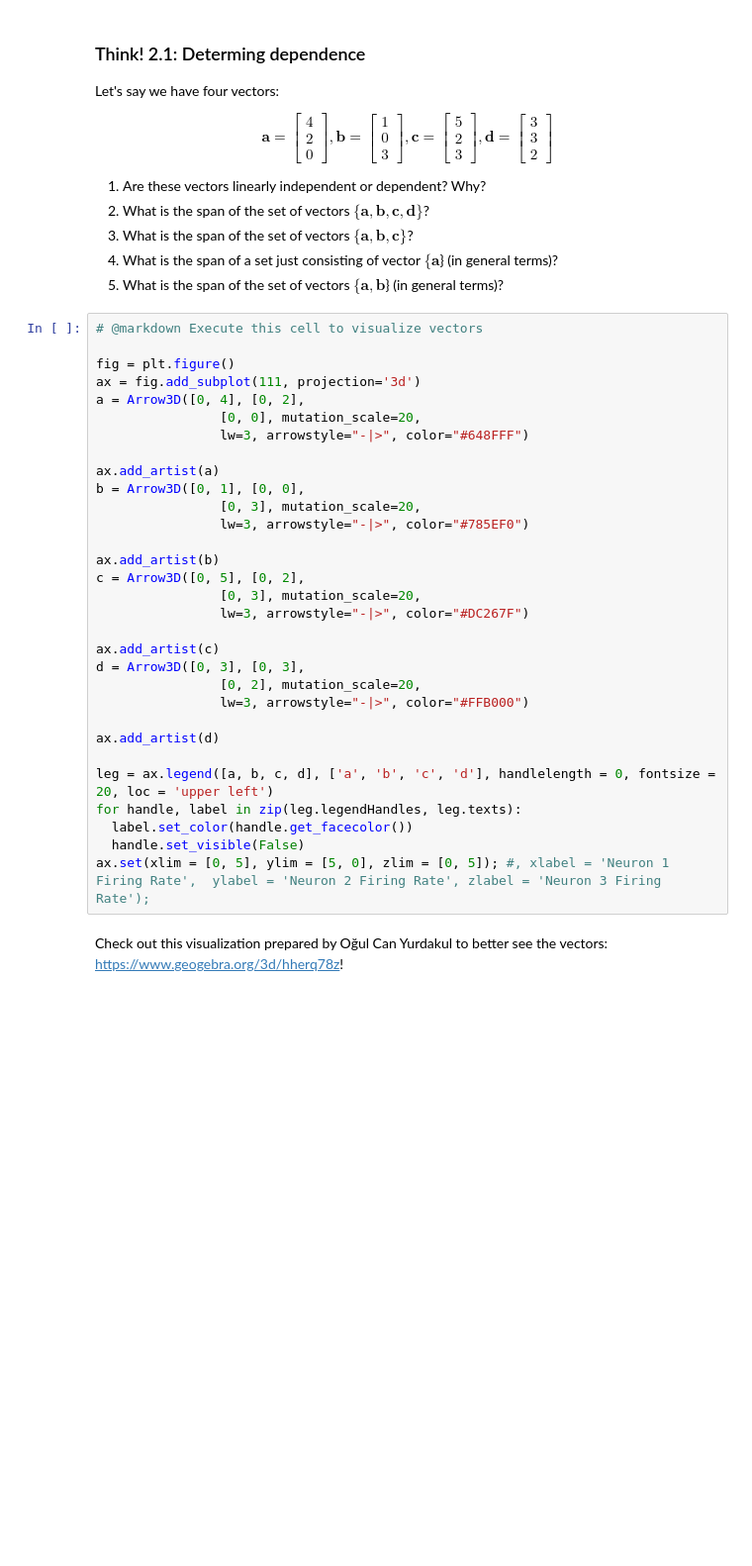
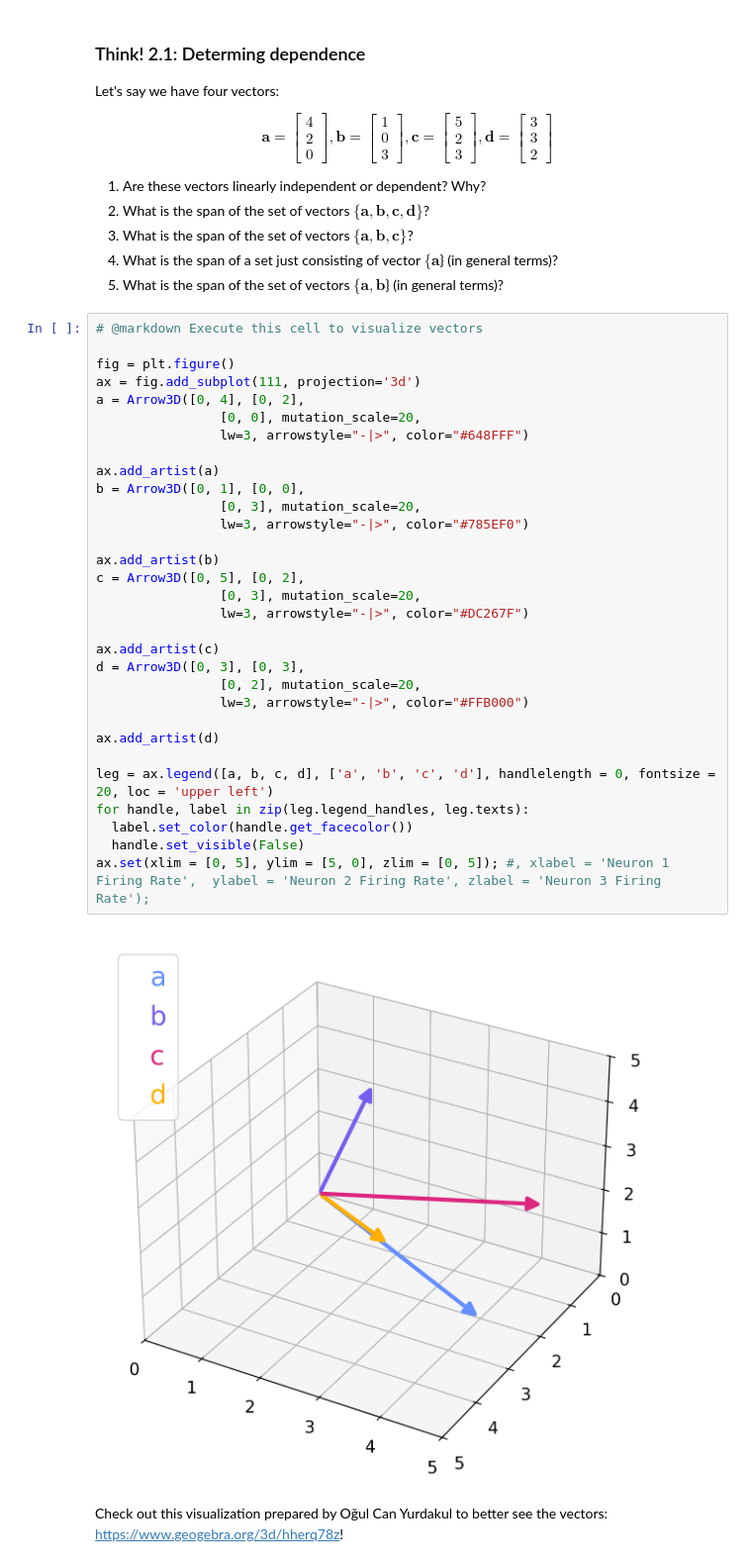
Before and after one commit to arabs-in-neuro/intro_to_comp_neuro, a Jupyter notebook: linear_algebra/W2D1_Tutorial1.ipynb, the cells around one changed output. Shown at 99% size. Saved outputs shown, nothing was run; the diff lists cells and outputs as text; blank space fills up the shorter version.

```diff
--- a/linear_algebra/W2D1_Tutorial1.ipynb
+++ b/linear_algebra/W2D1_Tutorial1.ipynb
@@ -309,34 +331,36 @@ Let's say we have four vectors:
 # %%
 # @markdown Execute this cell to visualize vectors
 
 fig = plt.figure()
 ax = fig.add_subplot(111, projection='3d')
 a = Arrow3D([0, 4], [0, 2],
                 [0, 0], mutation_scale=20,
                 lw=3, arrowstyle="-|>", color="#648FFF")
 
 ax.add_artist(a)
 b = Arrow3D([0, 1], [0, 0],
                 [0, 3], mutation_scale=20,
                 lw=3, arrowstyle="-|>", color="#785EF0")
 
 ax.add_artist(b)
 c = Arrow3D([0, 5], [0, 2],
                 [0, 3], mutation_scale=20,
                 lw=3, arrowstyle="-|>", color="#DC267F")
 
 ax.add_artist(c)
 d = Arrow3D([0, 3], [0, 3],
                 [0, 2], mutation_scale=20,
                 lw=3, arrowstyle="-|>", color="#FFB000")
 
 ax.add_artist(d)
 
 leg = ax.legend([a, b, c, d], ['a', 'b', 'c', 'd'], handlelength = 0, fontsize = 20, loc = 'upper left')
-for handle, label in zip(leg.legendHandles, leg.texts):
+for handle, label in zip(leg.legend_handles, leg.texts):
   label.set_color(handle.get_facecolor())
   handle.set_visible(False)
 ax.set(xlim = [0, 5], ylim = [5, 0], zlim = [0, 5]); #, xlabel = 'Neuron 1 Firing Rate',  ylabel = 'Neuron 2 Firing Rate', zlabel = 'Neuron 3 Firing Rate');
+# %% [output]
+[figure, added]
 # %% [markdown]
 Check out this visualization prepared by Oğul Can Yurdakul to better see the vectors: https://www.geogebra.org/3d/hherq78z!
 # %% [markdown]
```
Also changed, not shown: parts of 7 cells of this notebook.
